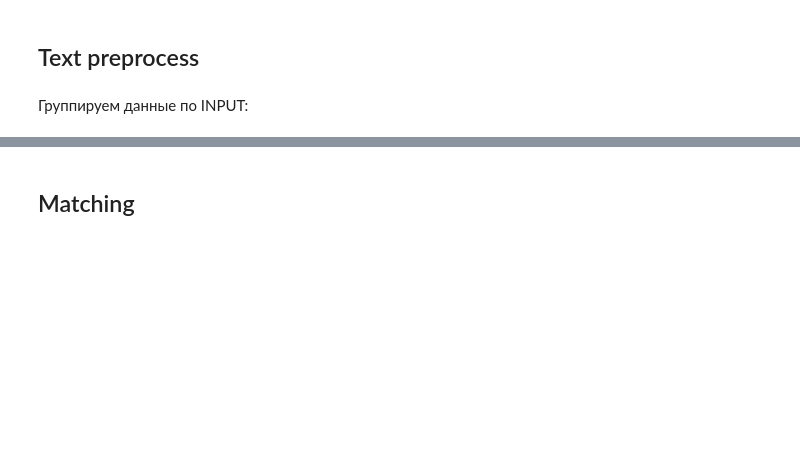
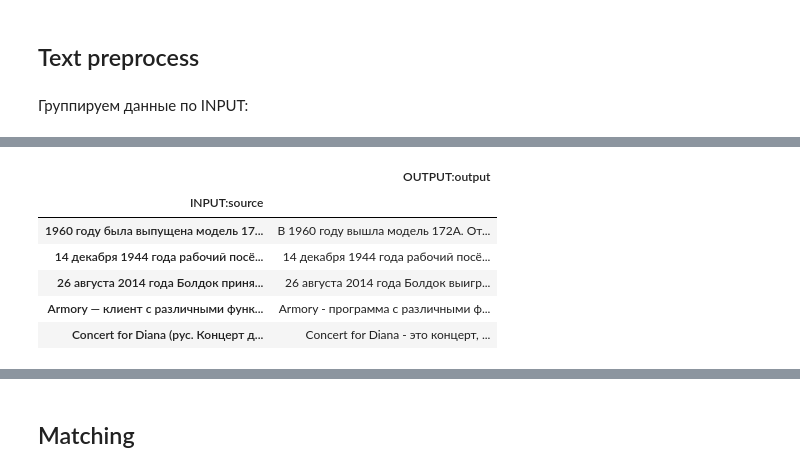
Before and after one commit to in-oleynikov/dialogue-rusimplification, a Jupyter notebook: dialogue_simplification.ipynb, the cells around one changed output, grey strips where cells are left out. Cells and saved outputs as stored; diff of their text form; code cells hidden in the pictures; blank space fills up the shorter version.

```diff
--- a/dialogue_simplification.ipynb
+++ b/dialogue_simplification.ipynb
@@ -66,4 +67,3 @@ df.head()
 df_grouped = df.groupby('INPUT:source' ).agg({'OUTPUT:output': '(SEP)'.join})
 input_corpus = df_grouped.index.values
 output_corpus = [output_text.split('(SEP)') for output_text in df_grouped['OUTPUT:output'].values]
-df_grouped['OUTPUT:output'] = output_corpus
@@ -93 +70,11 @@ df_grouped.shape
+# %%
+df_grouped.head(5)
+# %% [output]
+|  | OUTPUT:output |
+| INPUT:source |  |
+| 1960 году была выпущена модель 17... | В 1960 году вышла модель 172А. От... |
+| 14 декабря 1944 года рабочий посё... | 14 декабря 1944 года рабочий посё... |
+| 26 августа 2014 года Болдок приня... | 26 августа 2014 года Болдок выигр... |
+| Armory — клиент с различными функ... | Armory - программа с различными ф... |
+| Concert for Diana (рус. Концерт д... | Concert for Diana - это концерт, ... |
 # %%
```
Also changed, not shown: parts of 36 cells of this notebook.
